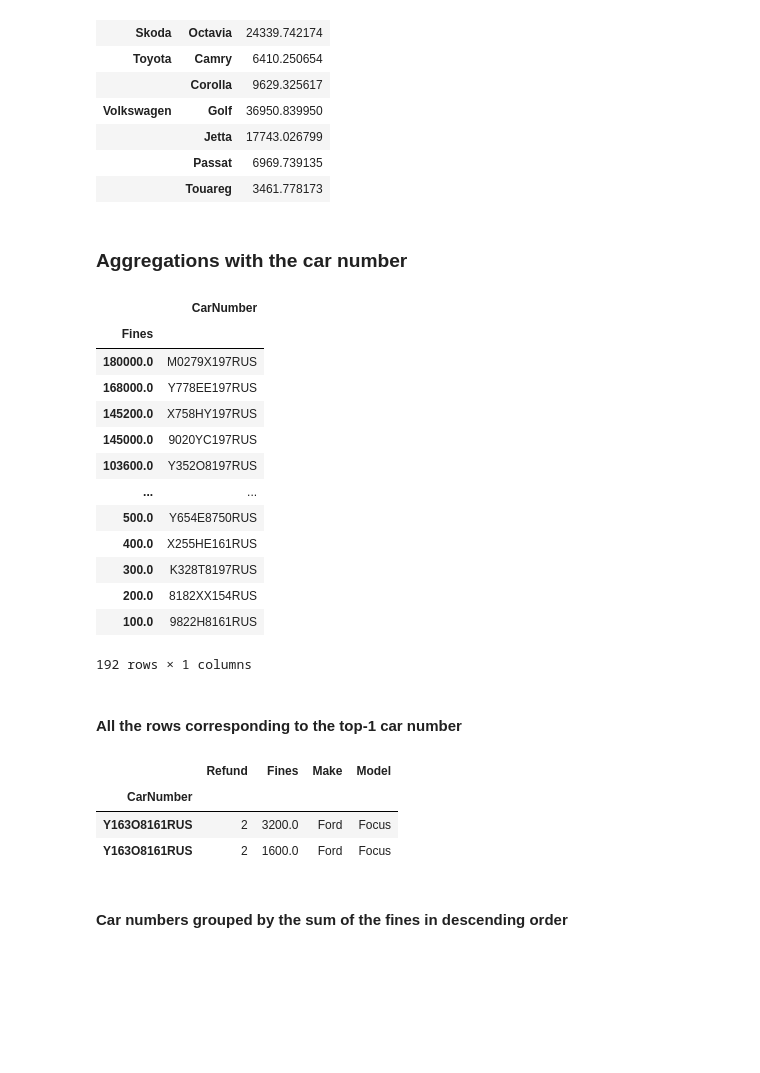
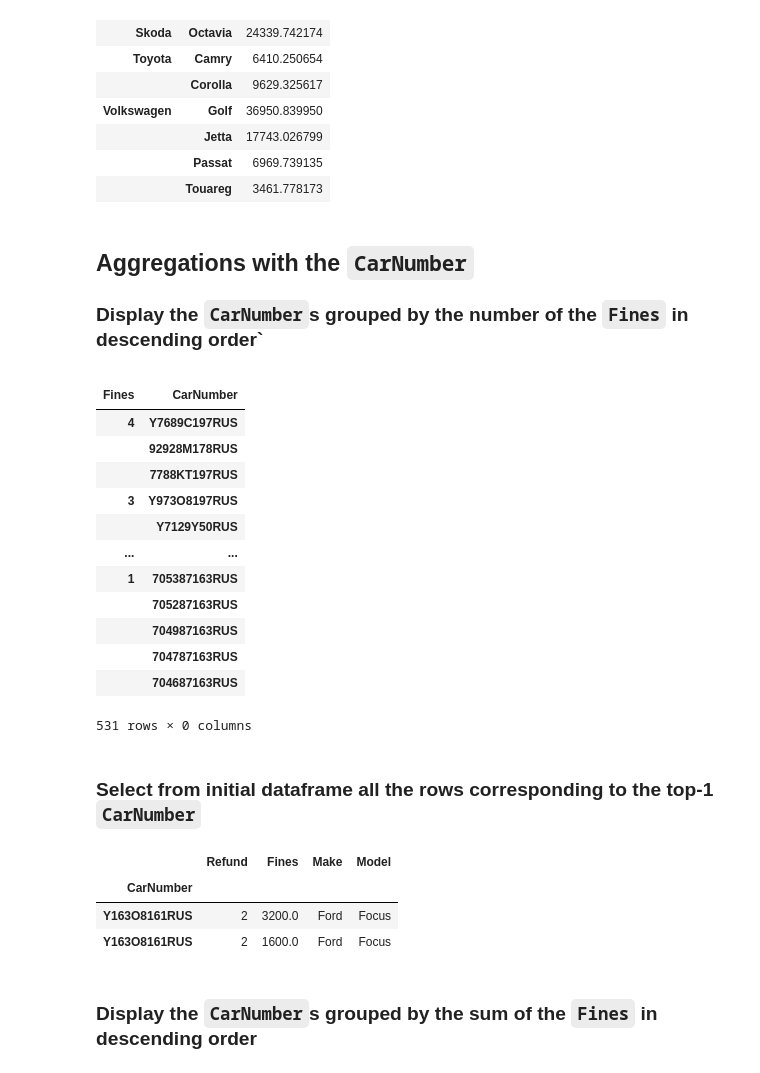
Before and after one commit to MosheGroot/Piscine-Python-Data-Science, a Jupyter notebook: Day05_Pandas/ex03/selects_n_aggs.ipynb, the cells around one changed output. Cells and saved outputs as stored; diff of their text form; code cells hidden in the pictures; blank space fills up the shorter version.

```diff
--- a/Day05_Pandas/ex03/selects_n_aggs.ipynb
+++ b/Day05_Pandas/ex03/selects_n_aggs.ipynb
@@ -16,9 +14,12 @@ import pandas as pd
 # %%
-df = pd.read_json('../ex02/auto.json',
-                  orient='records')
+df = pd.read_json('../data/auto.json',
+                  orient='records'
+                 )
+
 df.set_index('CarNumber',
              inplace=True
             )
+
 df
 # %% [output]
 |  | Refund | Fines | Make | Model |
@@ -193,26 +203,28 @@ fines_grouped_by_make_n_model.agg(['std'])
 |  | Passat | 6969.739135 |
 |  | Touareg | 3461.778173 |
 # %% [markdown]
-### Aggregations with the car number
+## Aggregations with the `CarNumber`
+### Display the `CarNumber`s grouped by the number of the `Fines` in descending order`
 # %%
-df.reset_index()[['CarNumber', 'Fines']].groupby('Fines').first().iloc[::-1]
+number_of_fines_per_carnumber = df.reset_index()[['CarNumber', 'Fines']].groupby(by=['CarNumber'], as_index=False).count()
+number_of_fines_per_carnumber.groupby(by=['Fines', 'CarNumber']).first().iloc[::-1]
 # %% [output]
-|  | CarNumber |
-| Fines |  |
-| 180000.0 | M0279X197RUS |
-| 168000.0 | Y778EE197RUS |
-| 145200.0 | X758HY197RUS |
-| 145000.0 | 9020YC197RUS |
-| 103600.0 | Y352O8197RUS |
+|  |  |
+| Fines | CarNumber |
+| 4 | Y7689C197RUS |
+|  | 92928M178RUS |
+|  | 7788KT197RUS |
+| 3 | Y973O8197RUS |
+|  | Y7129Y50RUS |
 | ... | ... |
-| 500.0 | Y654E8750RUS |
-| 400.0 | X255HE161RUS |
-| 300.0 | K328T8197RUS |
-| 200.0 | 8182XX154RUS |
-| 100.0 | 9822H8161RUS |
+| 1 | 705387163RUS |
+|  | 705287163RUS |
+|  | 704987163RUS |
+|  | 704787163RUS |
+|  | 704687163RUS |
-192 rows × 1 columns
+531 rows × 0 columns
 # %% [markdown]
-#### All the rows corresponding to the top-1 car number
+### Select from initial dataframe all the rows corresponding to the top-1 `CarNumber`
 # %%
 df.loc[df.index[0]]
 # %% [output]
@@ -221,5 +233,5 @@ df.loc[df.index[0]]
 | Y163O8161RUS | 2 | 3200.0 | Ford | Focus |
 | Y163O8161RUS | 2 | 1600.0 | Ford | Focus |
 # %% [markdown]
-#### Car numbers grouped by the sum of the fines in descending order
+### Display the `CarNumber`s grouped by the sum of the `Fines` in descending order
 # %%
```
Also changed, not shown: parts of 19 cells of this notebook, 10 other files.
